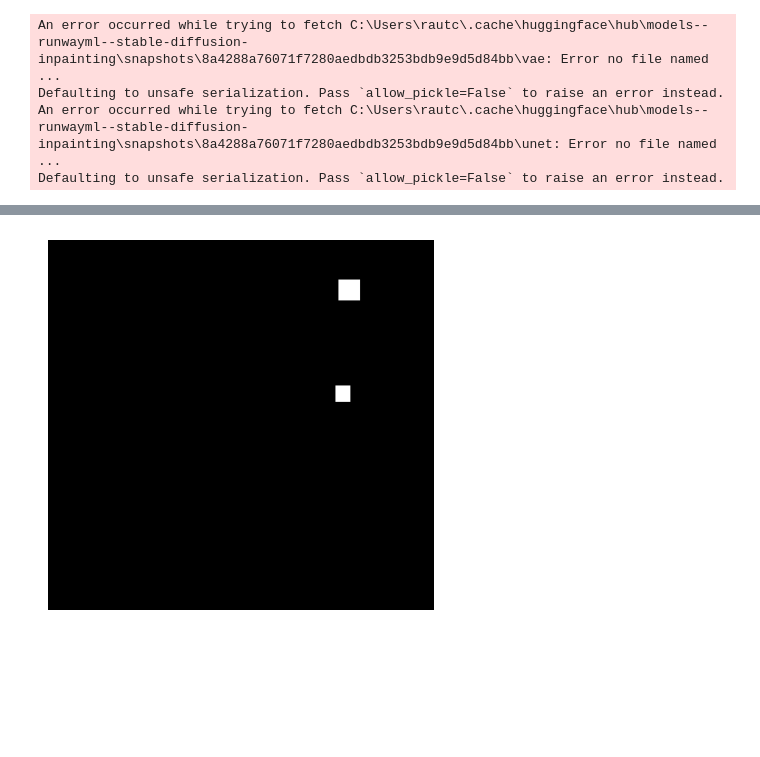
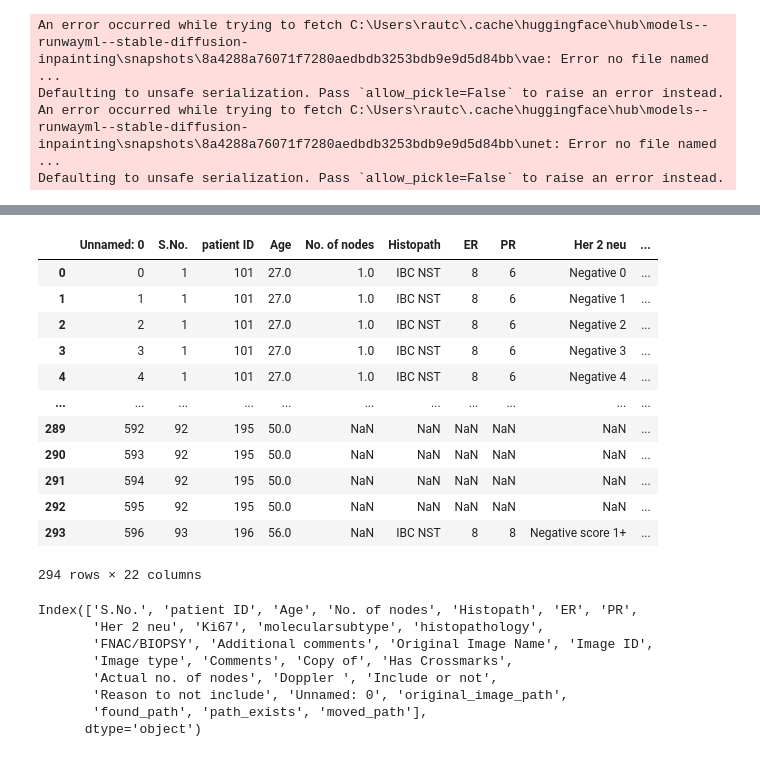
Before and after one commit to ViciousDove19/Breast_Cancer_Ultrasound_Project_AIIMS, a Jupyter notebook: models/ALN_classification.ipynb, the cells around one changed output, grey strips where cells are left out. Drawn from its saved outputs; the diff is of its cells as text; code cells hidden in the pictures; blank space fills up the shorter version.

```diff
--- a/models/ALN_classification.ipynb
+++ b/models/ALN_classification.ipynb
@@ -101,4 +83,20 @@ Mask saved to crossmark_mask_rect.png
-# %%
-imdisp(mask_img)
-# %% [output]
-[figure, removed]
+# %%
+import pandas as pd
+dec_lab = pd.read_csv("../data/nodes_data/december_nodes_images/december_nodes_labels.csv")
+dec_lab_update = pd.read_csv("../data/nodes_data/december_nodes_images/december_nodes_labels_updated.csv")
+# %%
+dec_lab
+# %% [output]
+|  | Unnamed: 0 | S.No. | patient ID | Age | No. of nodes | Histopath | ER | PR | Her 2 neu | ... |
+| 0 | 0 | 1 | 101 | 27.0 | 1.0 | IBC NST | 8 | 6 | Negative 0 | ... |
+| 1 | 1 | 1 | 101 | 27.0 | 1.0 | IBC NST | 8 | 6 | Negative 1 | ... |
+| 2 | 2 | 1 | 101 | 27.0 | 1.0 | IBC NST | 8 | 6 | Negative 2 | ... |
+| 3 | 3 | 1 | 101 | 27.0 | 1.0 | IBC NST | 8 | 6 | Negative 3 | ... |
+| 4 | 4 | 1 | 101 | 27.0 | 1.0 | IBC NST | 8 | 6 | Negative 4 | ... |
+| ... | ... | ... | ... | ... | ... | ... | ... | ... | ... | ... |
+| 289 | 592 | 92 | 195 | 50.0 | NaN | NaN | NaN | NaN | NaN | ... |
+| 290 | 593 | 92 | 195 | 50.0 | NaN | NaN | NaN | NaN | NaN | ... |
+| 291 | 594 | 92 | 195 | 50.0 | NaN | NaN | NaN | NaN | NaN | ... |
+| 292 | 595 | 92 | 195 | 50.0 | NaN | NaN | NaN | NaN | NaN | ... |
+| 293 | 596 | 93 | 196 | 56.0 | NaN | IBC NST | 8 | 8 | Negative score 1+ | ... |
+294 rows × 22 columns
@@ -104,0 +111,11 @@ imdisp(mask_img)
+# %%
+dec_labels.columns
+# %% [output]
+Index(['S.No.', 'patient ID', 'Age', 'No. of nodes', 'Histopath', 'ER', 'PR',
+       'Her 2 neu', 'Ki67', 'molecularsubtype', 'histopathology',
+       'FNAC/BIOPSY', 'Additional comments', 'Original Image Name', 'Image ID',
+       'Image type', 'Comments', 'Copy of', 'Has Crossmarks',
+       'Actual no. of nodes', 'Doppler ', 'Include or not',
+       'Reason to not include', 'Unnamed: 0', 'original_image_path',
+       'found_path', 'path_exists', 'moved_path'],
+      dtype='object')
```
Also changed, not shown: parts of 10 cells of this notebook, 3 other files.
